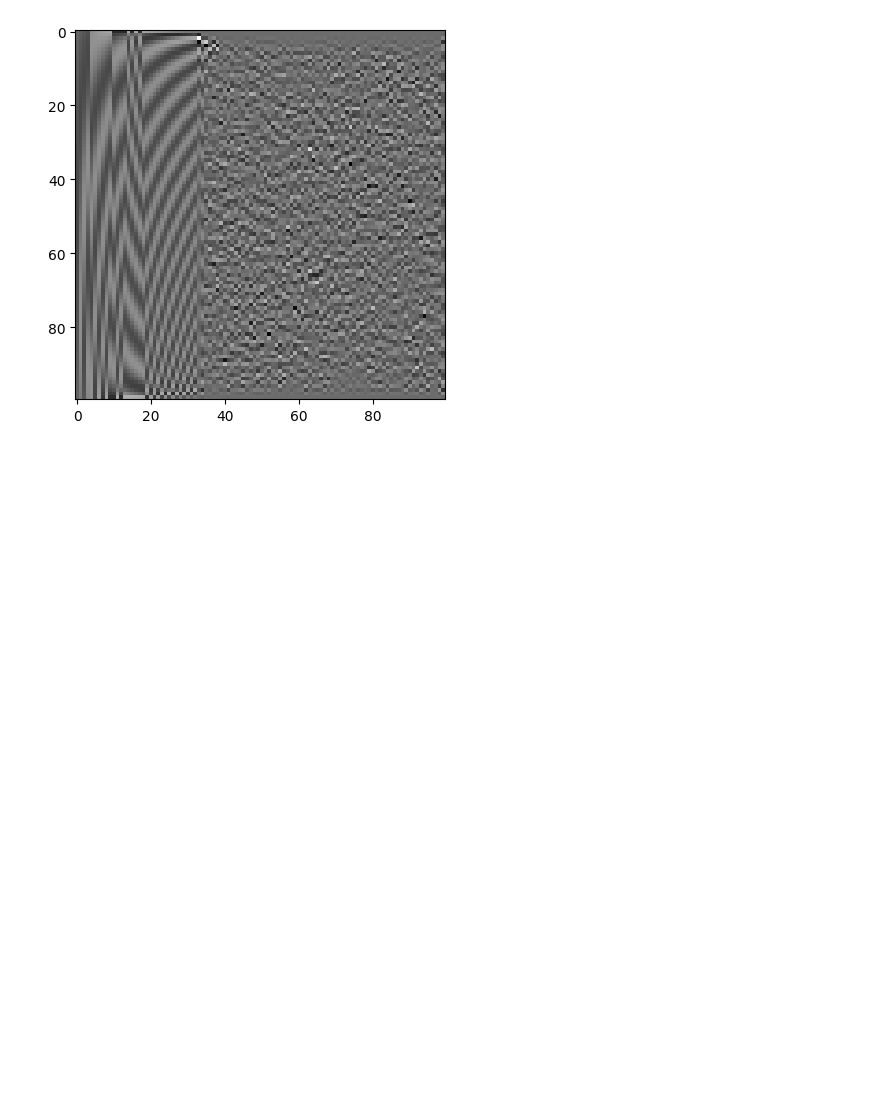
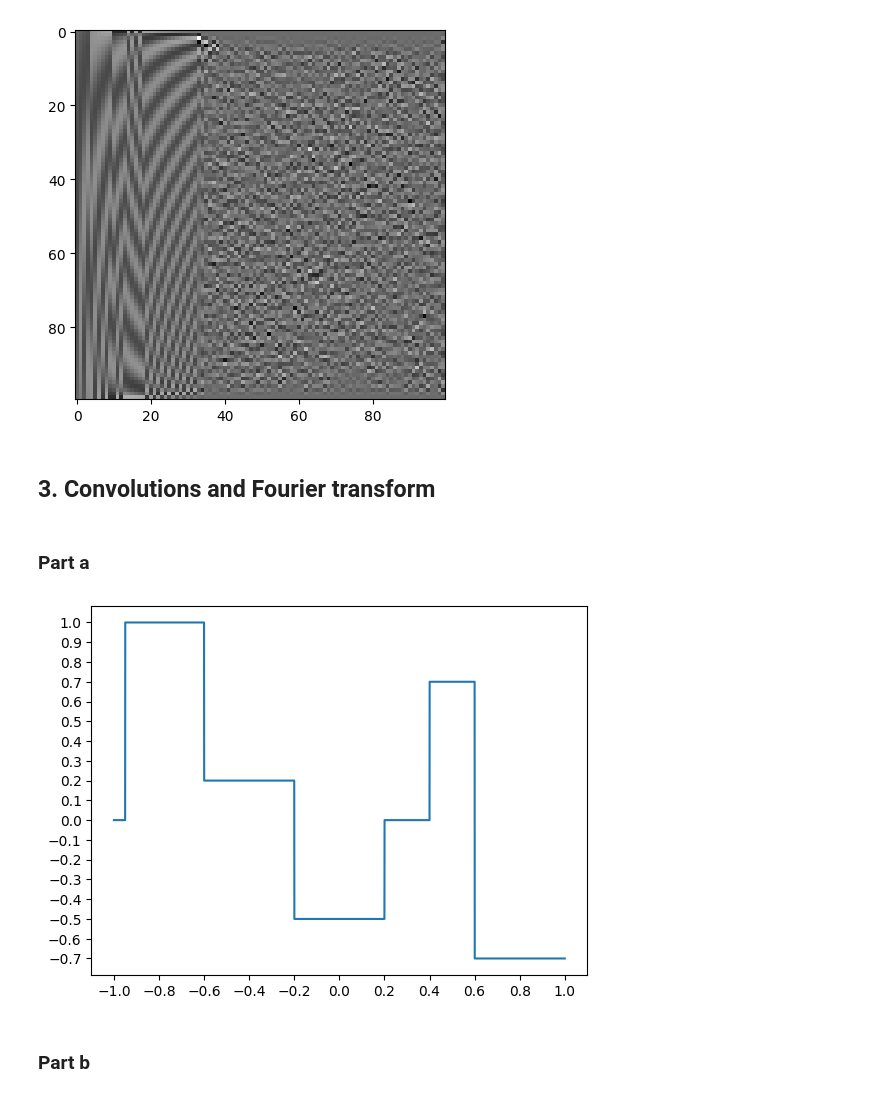
Before and after one commit to lucieniii/UCL-IPI-2022, a Jupyter notebook: ex1/ex1.ipynb, the cells around one changed output. Saved outputs shown, nothing was run; the diff lists cells and outputs as text; code cells hidden in the pictures; blank space fills up the shorter version.

```diff
--- a/ex1/ex1.ipynb
+++ b/ex1/ex1.ipynb
@@ -188,3 +187,30 @@ plt.imshow(v, cmap='gray')
 # %% [output]
 <matplotlib.image.AxesImage at 0x...>
 [figure]
+# %% [markdown]
+## 3. Convolutions and Fourier transform
+# %% [markdown]
+### Part a
+# %%
+def X(x, a, b):
+
+    xc = x.copy()
+    idx = (a<x)&(x<=b)
+    xc[idx] = 1
+    xc[~idx] = 0
+
+    return xc
+
+def f(x):
+    return X(x, -0.95, -0.6) + 0.2 * X(x, -0.6, -0.2) - 0.5 * X(x, -0.2, 0.2) + 0.7 * X(x, 0.4, 0.6) - 0.7 * X(x, 0.6, 1)
+# %%
+x = np.linspace(-1., 1., num=10000)
+plt.plot(x, f(x))
+ax = plt.gca()
+ax.xaxis.set_major_locator(plt.MultipleLocator(0.2))
+ax.yaxis.set_major_locator(plt.MultipleLocator(0.1))
+plt.show()
+# %% [output]
+[figure, added]
+# %% [markdown]
+### Part b
```
Also changed, not shown: parts of 42 cells of this notebook.
